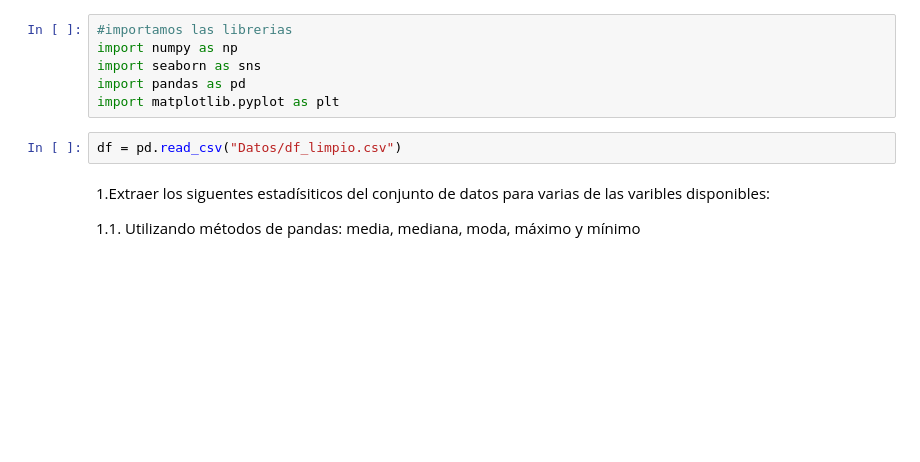
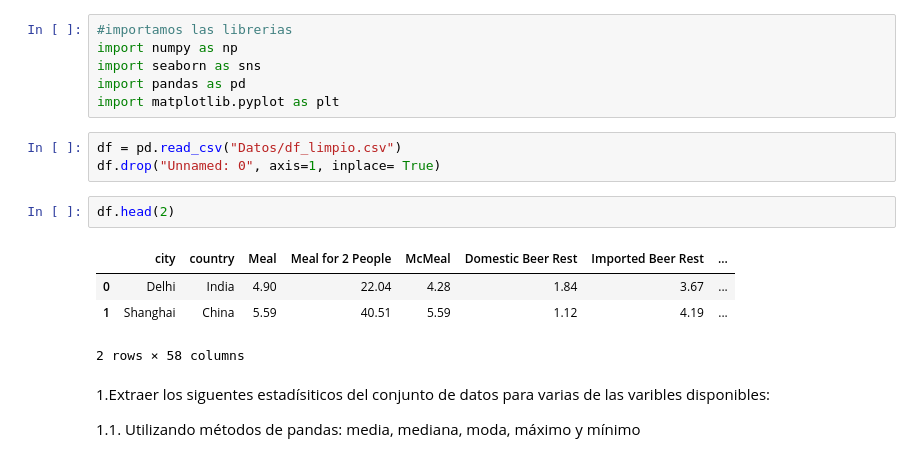
Before and after one commit to Adalab/DA-promoC-modulo2-sprint1-anagallego-sandra, a Jupyter notebook: Estadistica/Mod2-lecc1-EstadisticaII.ipynb, the cells around one changed output. Cells and saved outputs as stored; diff of their text form; blank space fills up the shorter version.

```diff
--- a/Estadistica/Mod2-lecc1-EstadisticaII.ipynb
+++ b/Estadistica/Mod2-lecc1-EstadisticaII.ipynb
@@ -8,6 +8,14 @@ import pandas as pd
 import matplotlib.pyplot as plt
 # %%
 df = pd.read_csv("Datos/df_limpio.csv")
+df.drop("Unnamed: 0", axis=1, inplace= True)
+# %%
+df.head(2)
+# %% [output]
+|  | city | country | Meal | Meal for 2 People | McMeal | Domestic Beer Rest | Imported Beer Rest | ... |
+| 0 | Delhi | India | 4.90 | 22.04 | 4.28 | 1.84 | 3.67 | ... |
+| 1 | Shanghai | China | 5.59 | 40.51 | 5.59 | 1.12 | 4.19 | ... |
+2 rows × 58 columns
 # %% [markdown]
 1.Extraer los siguentes estadísiticos del conjunto de datos para varias de las varibles disponibles:
 
```
Also changed, not shown: parts of 7 cells of this notebook.
